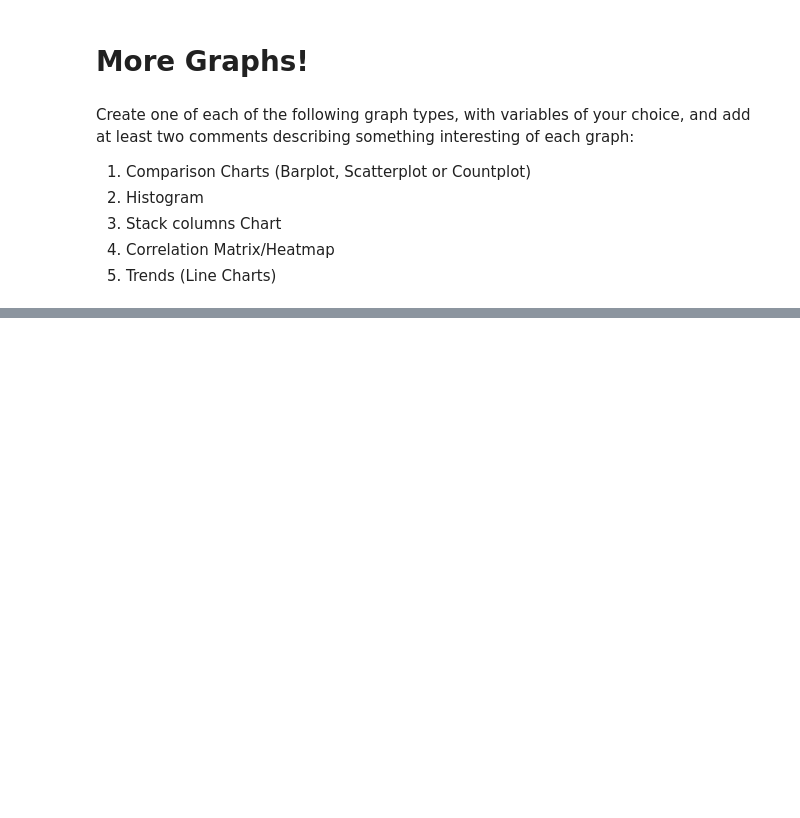
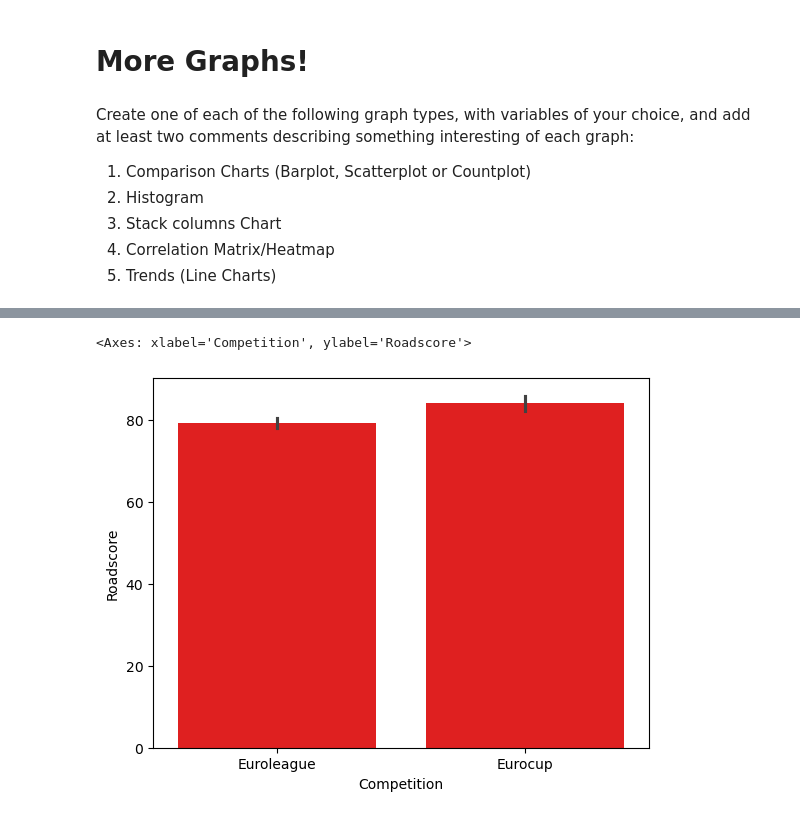
Before and after one commit to FILET81/MGM-BootCamp_DAPT-SEPT2024, a Jupyter notebook: week4/w4-visualization.ipynb, the cells around one changed output, grey strips where cells are left out. Drawn from its saved outputs; the diff is of its cells as text; code cells hidden in the pictures; blank space fills up the shorter version.

```diff
--- a/week4/w4-visualization.ipynb
+++ b/week4/w4-visualization.ipynb
@@ -62,0 +107,7 @@ Create one of each of the following graph types, with variables of your choice,
+# %%
+# Comparison Chart - Roadscore Barplot
+competition.groupby("Competition")["Roadscore"].mean()
+sns.barplot(data = competition, x = "Competition", y = "Roadscore", color ="red")
+# %% [output]
+<Axes: xlabel='Competition', ylabel='Roadscore'>
+[figure, added]
```
Also changed, not shown: parts of 39 cells of this notebook, 25 other files.
